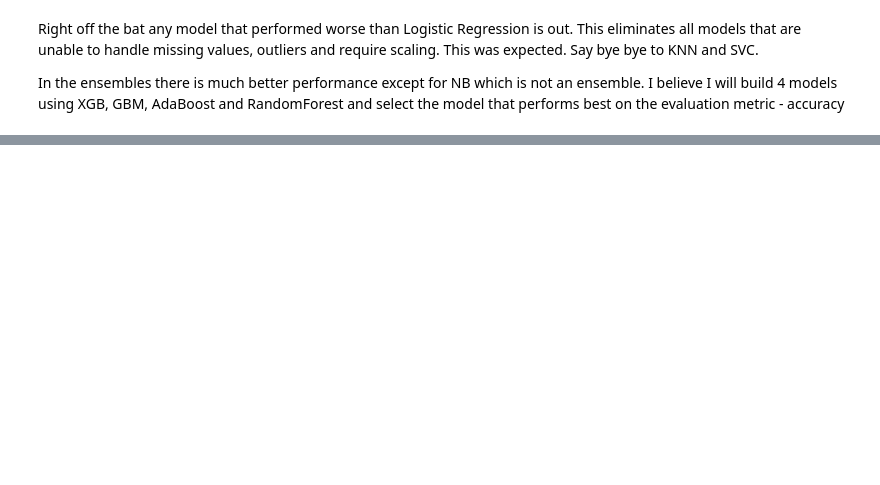
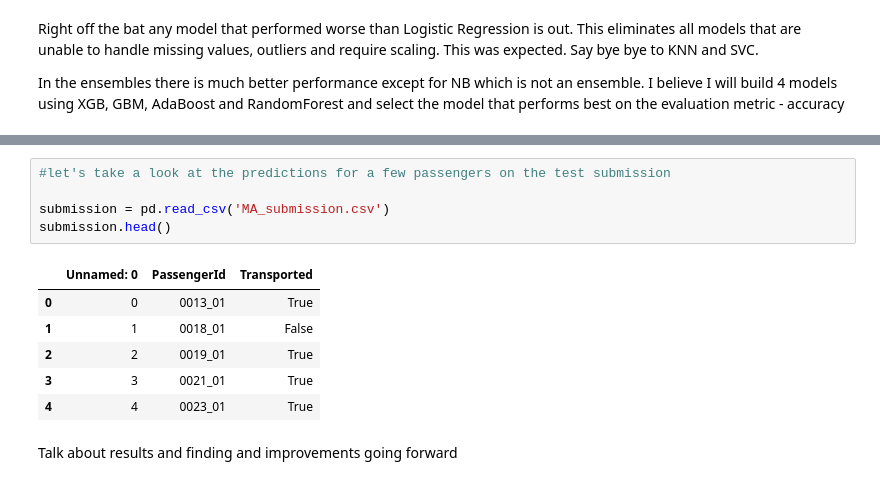
Before and after one commit to mickyals/Space_Titanic, a Jupyter notebook: Spaceship_Titanic_SpaceTimeAnomaly.ipynb, the cells around one changed output, grey strips where cells are left out. Cells and saved outputs as stored; diff of their text form; blank space fills up the shorter version.

```diff
--- a/Spaceship_Titanic_SpaceTimeAnomaly.ipynb
+++ b/Spaceship_Titanic_SpaceTimeAnomaly.ipynb
@@ -987,0 +1086,14 @@ print(f"time taken for tuning {hours} hours, {minutes} minutes, {seconds} second
+# %%
+#let's take a look at the predictions for a few passengers on the test submission
+
+submission = pd.read_csv('MA_submission.csv')
+submission.head()
+# %% [output]
+|  | Unnamed: 0 | PassengerId | Transported |
+| 0 | 0 | 0013_01 | True |
+| 1 | 1 | 0018_01 | False |
+| 2 | 2 | 0019_01 | True |
+| 3 | 3 | 0021_01 | True |
+| 4 | 4 | 0023_01 | True |
+# %% [markdown]
+Talk about results and finding and improvements going forward
```
Also changed, not shown: parts of 19 cells of this notebook, 2 other files.
